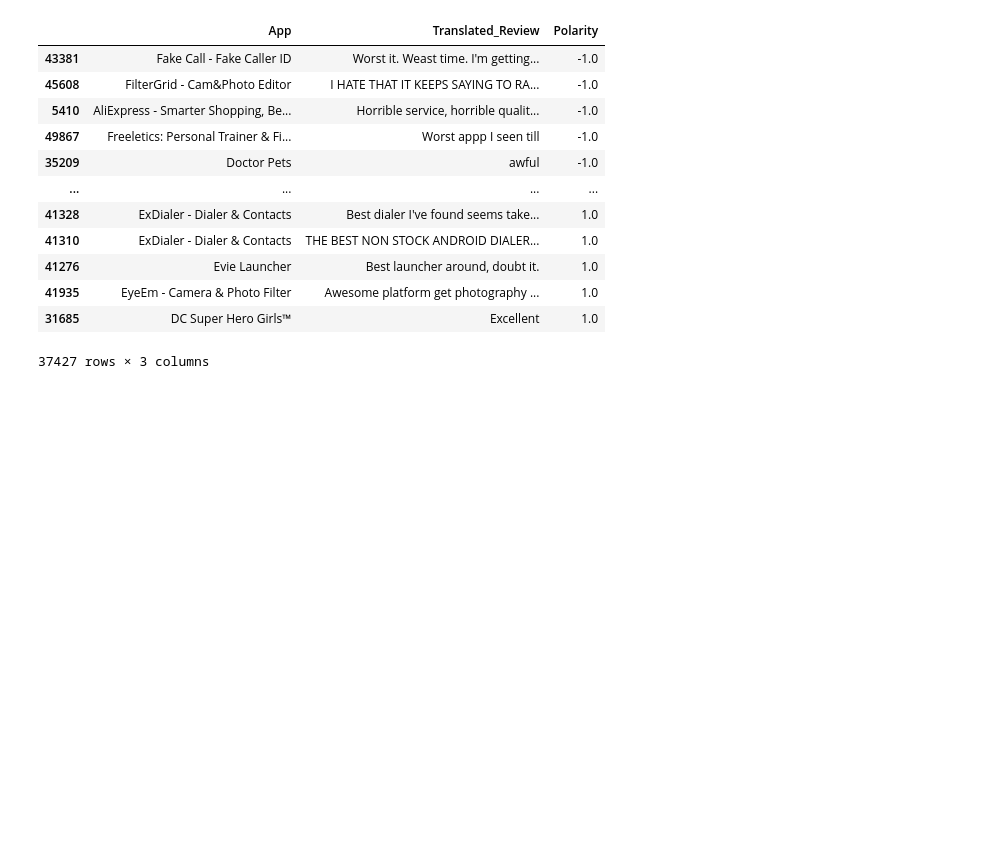
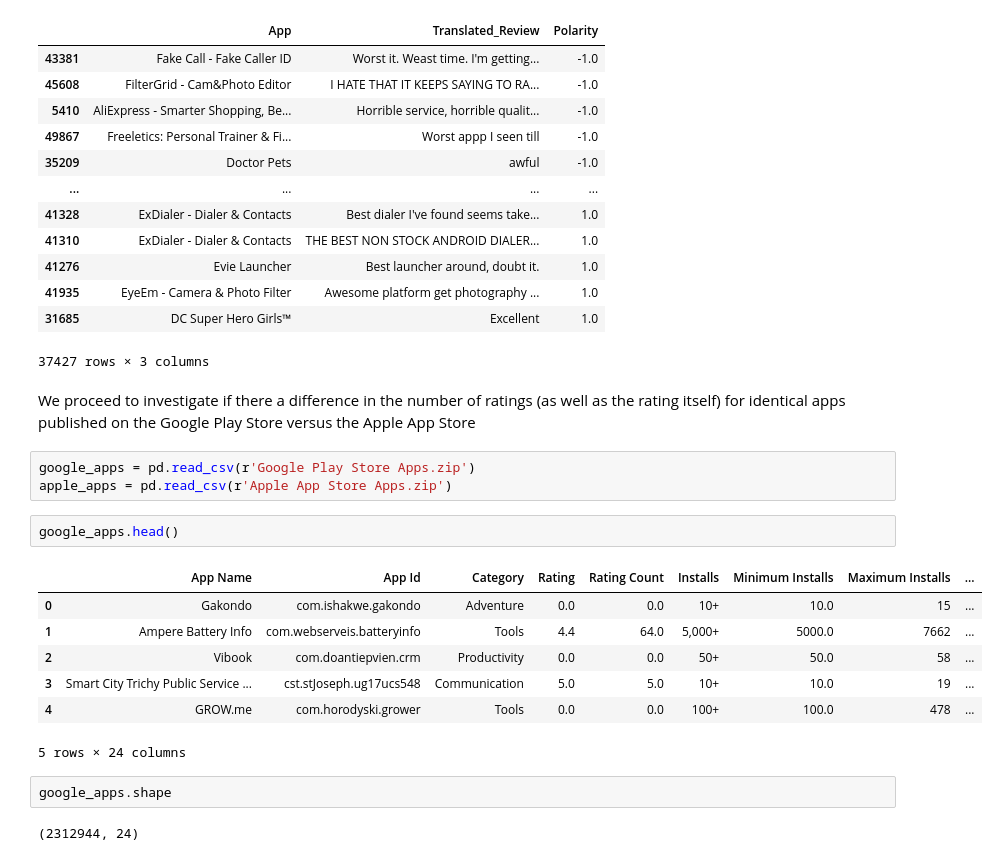
Before and after one commit to Superocker50/CMPT-353-Final-Project, a Jupyter notebook: cmpt-353-part-2.ipynb, the cells around one changed output. Drawn from its saved outputs; the diff is of its cells as text; blank space fills up the shorter version.

```diff
--- a/cmpt-353-part-2.ipynb
+++ b/cmpt-353-part-2.ipynb
@@ -196,3 +199,22 @@ app_reviews
 | 41935 | EyeEm - Camera & Photo Filter | Awesome platform get photography ... | 1.0 |
 | 31685 | DC Super Hero Girls™ | Excellent | 1.0 |
 37427 rows × 3 columns
+# %% [markdown]
+We proceed to investigate if there a difference in the number of ratings (as well as the rating itself) for identical apps published on the Google Play Store versus the Apple App Store
+# %%
+google_apps = pd.read_csv(r'Google Play Store Apps.zip')
+apple_apps = pd.read_csv(r'Apple App Store Apps.zip')
+# %%
+google_apps.head()
+# %% [output]
+|  | App Name | App Id | Category | Rating | Rating Count | Installs | Minimum Installs | Maximum Installs | ... |
+| 0 | Gakondo | com.ishakwe.gakondo | Adventure | 0.0 | 0.0 | 10+ | 10.0 | 15 | ... |
+| 1 | Ampere Battery Info | com.webserveis.batteryinfo | Tools | 4.4 | 64.0 | 5,000+ | 5000.0 | 7662 | ... |
+| 2 | Vibook | com.doantiepvien.crm | Productivity | 0.0 | 0.0 | 50+ | 50.0 | 58 | ... |
+| 3 | Smart City Trichy Public Service ... | cst.stJoseph.ug17ucs548 | Communication | 5.0 | 5.0 | 10+ | 10.0 | 19 | ... |
+| 4 | GROW.me | com.horodyski.grower | Tools | 0.0 | 0.0 | 100+ | 100.0 | 478 | ... |
+5 rows × 24 columns
+# %%
+google_apps.shape
+# %% [output]
+(2312944, 24)
```
Also changed, not shown: parts of 12 cells of this notebook, 3 other files.
